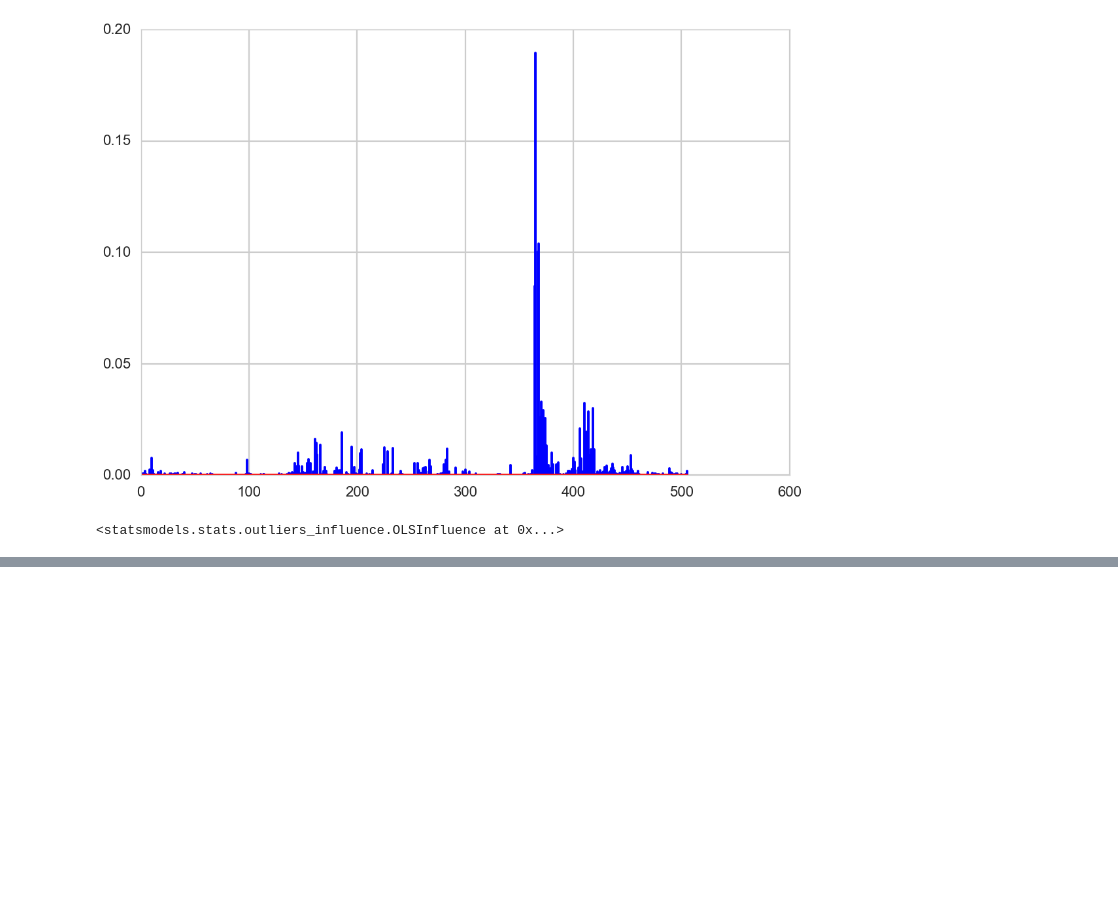
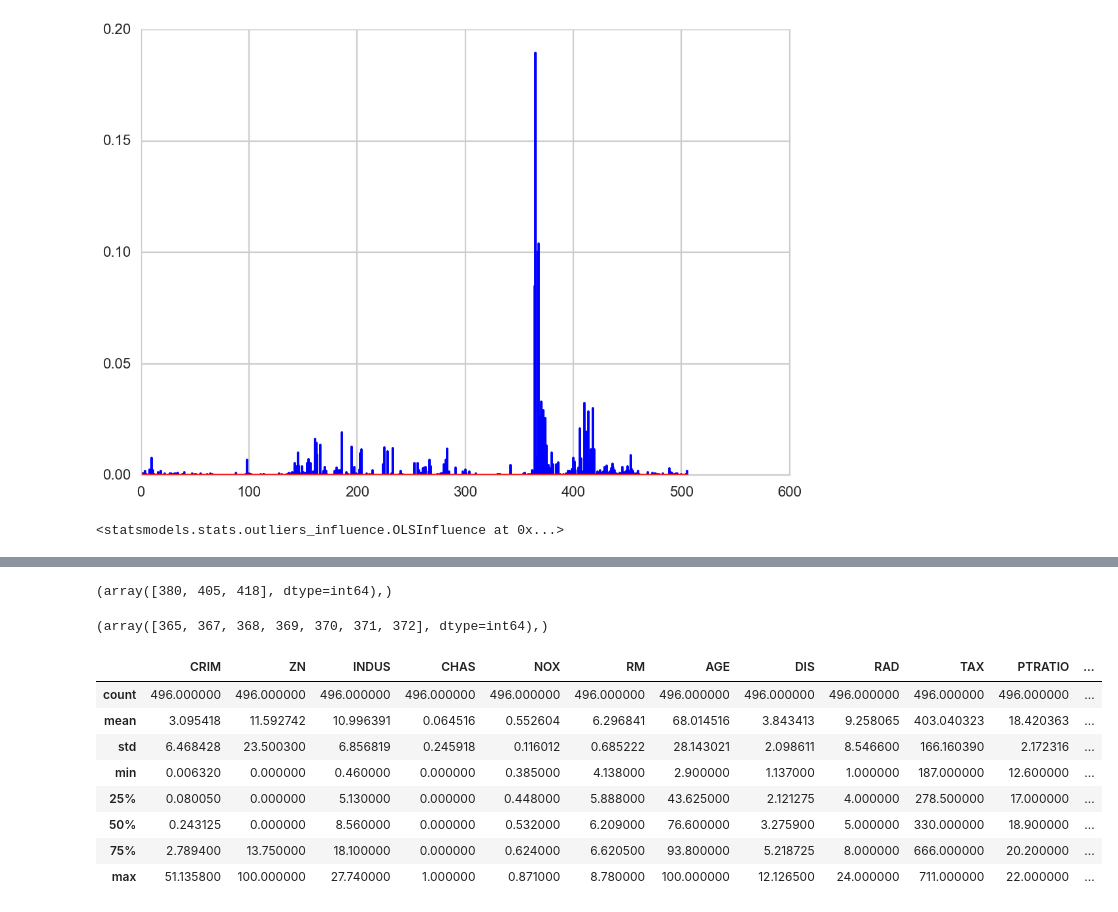
Before and after one commit to consta35/SB, a Jupyter notebook: Mini_Project_Linear_Regression_wAnswers.ipynb, the cells around one changed output, grey strips where cells are left out. Drawn from its saved outputs; the diff is of its cells as text; code cells hidden in the pictures; blank space fills up the shorter version.

```diff
--- a/Mini_Project_Linear_Regression_wAnswers.ipynb
+++ b/Mini_Project_Linear_Regression_wAnswers.ipynb
@@ -961,0 +950,4 @@ dtype: float64
+# %%
+lev
+# %% [output]
+(array([380, 405, 418], dtype=int64),)
@@ -961,0 +956,4 @@ dtype: float64
+# %%
+inf
+# %% [output]
+(array([365, 367, 368, 369, 370, 371, 372], dtype=int64),)
@@ -961,0 +962,12 @@ dtype: float64
+# %%
+bosclean.describe()
+# %% [output]
+|  | CRIM | ZN | INDUS | CHAS | NOX | RM | AGE | DIS | RAD | TAX | PTRATIO | ... |
+| count | 496.000000 | 496.000000 | 496.000000 | 496.000000 | 496.000000 | 496.000000 | 496.000000 | 496.000000 | 496.000000 | 496.000000 | 496.000000 | ... |
+| mean | 3.095418 | 11.592742 | 10.996391 | 0.064516 | 0.552604 | 6.296841 | 68.014516 | 3.843413 | 9.258065 | 403.040323 | 18.420363 | ... |
+| std | 6.468428 | 23.500300 | 6.856819 | 0.245918 | 0.116012 | 0.685222 | 28.143021 | 2.098611 | 8.546600 | 166.160390 | 2.172316 | ... |
+| min | 0.006320 | 0.000000 | 0.460000 | 0.000000 | 0.385000 | 4.138000 | 2.900000 | 1.137000 | 1.000000 | 187.000000 | 12.600000 | ... |
+| 25% | 0.080050 | 0.000000 | 5.130000 | 0.000000 | 0.448000 | 5.888000 | 43.625000 | 2.121275 | 4.000000 | 278.500000 | 17.000000 | ... |
+| 50% | 0.243125 | 0.000000 | 8.560000 | 0.000000 | 0.532000 | 6.209000 | 76.600000 | 3.275900 | 5.000000 | 330.000000 | 18.900000 | ... |
+| 75% | 2.789400 | 13.750000 | 18.100000 | 0.000000 | 0.624000 | 6.620500 | 93.800000 | 5.218725 | 8.000000 | 666.000000 | 20.200000 | ... |
+| max | 51.135800 | 100.000000 | 27.740000 | 1.000000 | 0.871000 | 8.780000 | 100.000000 | 12.126500 | 24.000000 | 711.000000 | 22.000000 | ... |
```
Also changed, not shown: parts of 12 cells of this notebook.
